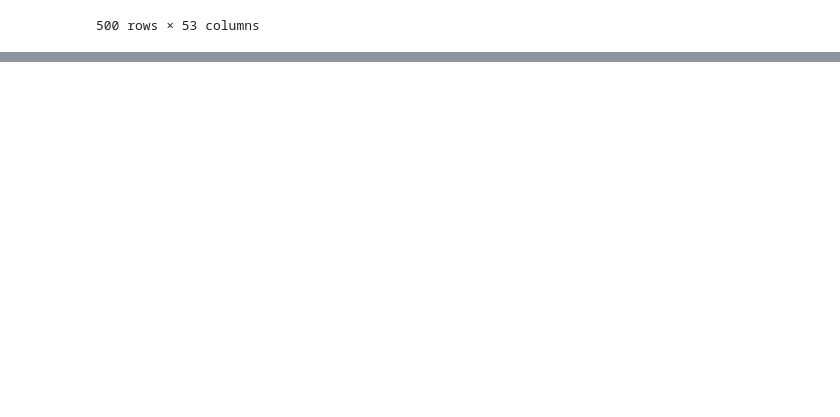
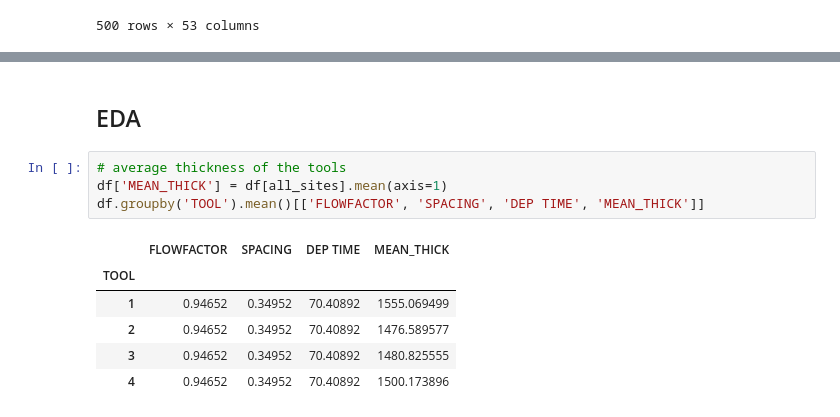
Before and after one commit to Ayazdi/conductive, a Jupyter notebook: visualization.ipynb, the cells around one changed output, grey strips where cells are left out. Saved outputs shown, nothing was run; the diff lists cells and outputs as text; blank space fills up the shorter version.

```diff
--- a/visualization.ipynb
+++ b/visualization.ipynb
@@ -165,0 +61,13 @@ plt.show()
+# %% [markdown]
+## EDA
+# %%
+# average thickness of the tools
+df['MEAN_THICK'] = df[all_sites].mean(axis=1)
+df.groupby('TOOL').mean()[['FLOWFACTOR', 'SPACING', 'DEP TIME', 'MEAN_THICK']]
+# %% [output]
+|  | FLOWFACTOR | SPACING | DEP TIME | MEAN_THICK |
+| TOOL |  |  |  |  |
+| 1 | 0.94652 | 0.34952 | 70.40892 | 1555.069499 |
+| 2 | 0.94652 | 0.34952 | 70.40892 | 1476.589577 |
+| 3 | 0.94652 | 0.34952 | 70.40892 | 1480.825555 |
+| 4 | 0.94652 | 0.34952 | 70.40892 | 1500.173896 |
```
Also changed, not shown: parts of 25 cells of this notebook, 40 other files.
